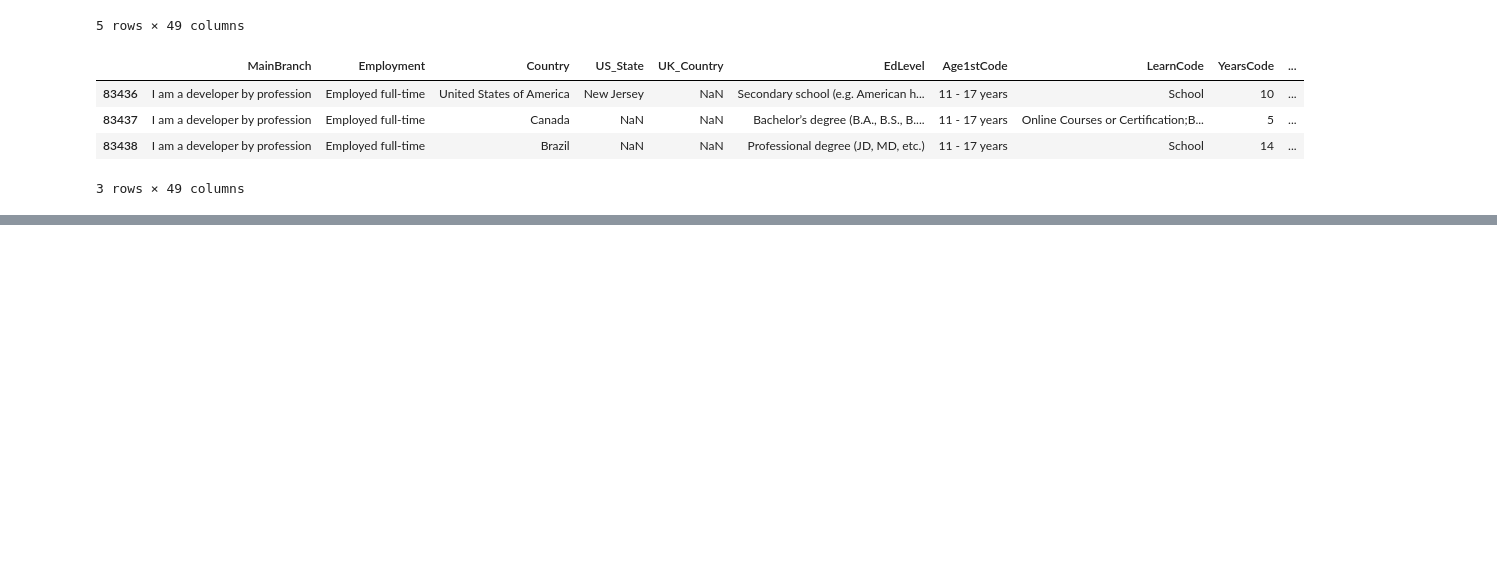
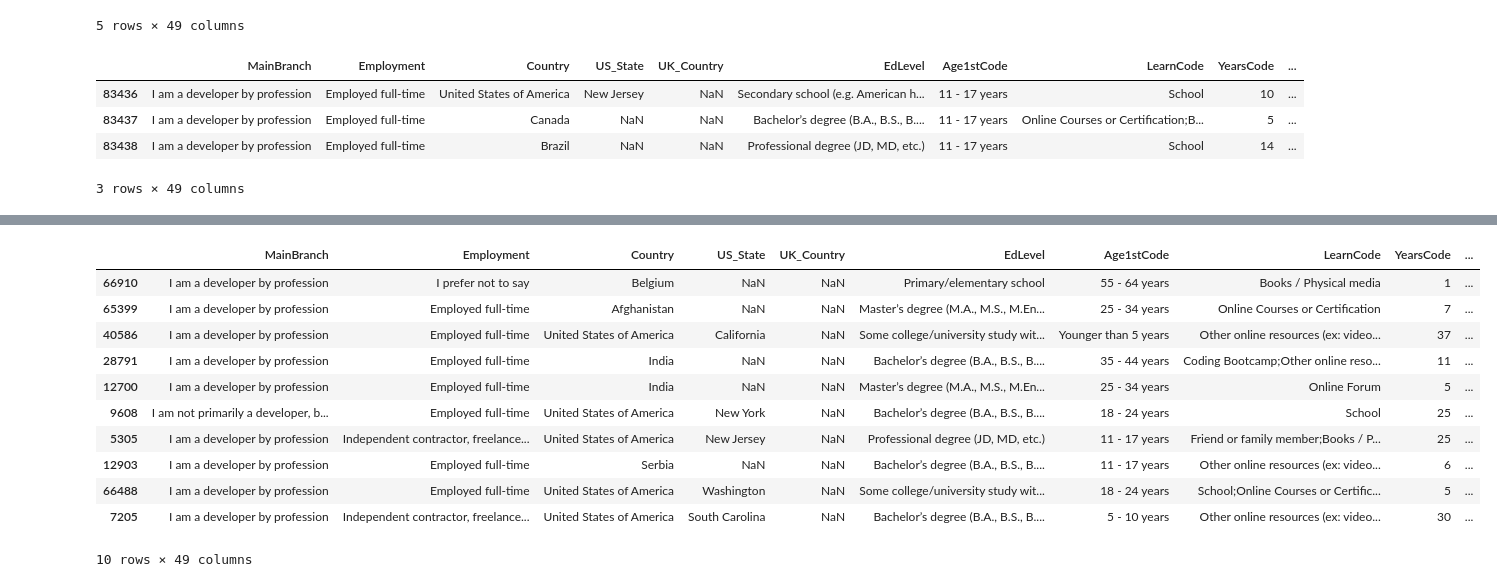
Before and after one commit to KekStroke/pandas-practice, a Jupyter notebook: Pandas Demo.ipynb, the cells around one changed output, grey strips where cells are left out. Saved outputs shown, nothing was run; the diff lists cells and outputs as text; code cells hidden in the pictures; blank space fills up the shorter version.

```diff
--- a/Pandas Demo.ipynb
+++ b/Pandas Demo.ipynb
@@ -509,0 +577,16 @@ df.tail(3)
+# %%
+# to get n largest/smallest values by column
+df.nlargest(, columns=['YearSalaryUSD'])
+# %% [output]
+|  | MainBranch | Employment | Country | US_State | UK_Country | EdLevel | Age1stCode | LearnCode | YearsCode | ... |
+| 66910 | I am a developer by profession | I prefer not to say | Belgium | NaN | NaN | Primary/elementary school | 55 - 64 years | Books / Physical media | 1 | ... |
+| 65399 | I am a developer by profession | Employed full-time | Afghanistan | NaN | NaN | Master’s degree (M.A., M.S., M.En... | 25 - 34 years | Online Courses or Certification | 7 | ... |
+| 40586 | I am a developer by profession | Employed full-time | United States of America | California | NaN | Some college/university study wit... | Younger than 5 years | Other online resources (ex: video... | 37 | ... |
+| 28791 | I am a developer by profession | Employed full-time | India | NaN | NaN | Bachelor’s degree (B.A., B.S., B.... | 35 - 44 years | Coding Bootcamp;Other online reso... | 11 | ... |
+| 12700 | I am a developer by profession | Employed full-time | India | NaN | NaN | Master’s degree (M.A., M.S., M.En... | 25 - 34 years | Online Forum | 5 | ... |
+| 9608 | I am not primarily a developer, b... | Employed full-time | United States of America | New York | NaN | Bachelor’s degree (B.A., B.S., B.... | 18 - 24 years | School | 25 | ... |
+| 5305 | I am a developer by profession | Independent contractor, freelance... | United States of America | New Jersey | NaN | Professional degree (JD, MD, etc.) | 11 - 17 years | Friend or family member;Books / P... | 25 | ... |
+| 12903 | I am a developer by profession | Employed full-time | Serbia | NaN | NaN | Bachelor’s degree (B.A., B.S., B.... | 11 - 17 years | Other online resources (ex: video... | 6 | ... |
+| 66488 | I am a developer by profession | Employed full-time | United States of America | Washington | NaN | Some college/university study wit... | 18 - 24 years | School;Online Courses or Certific... | 5 | ... |
+| 7205 | I am a developer by profession | Independent contractor, freelance... | United States of America | South Carolina | NaN | Bachelor’s degree (B.A., B.S., B.... | 5 - 10 years | Other online resources (ex: video... | 30 | ... |
+10 rows × 49 columns
```
Also changed, not shown: parts of 4 cells of this notebook.
